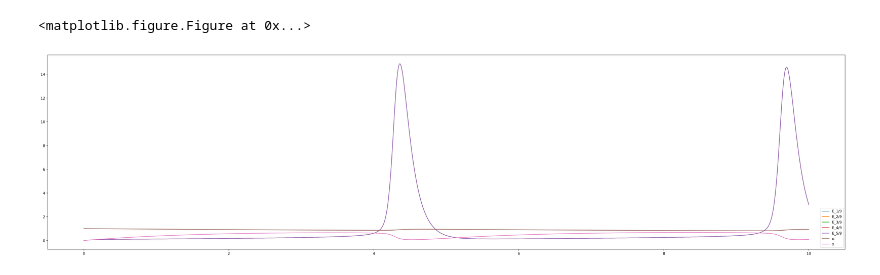
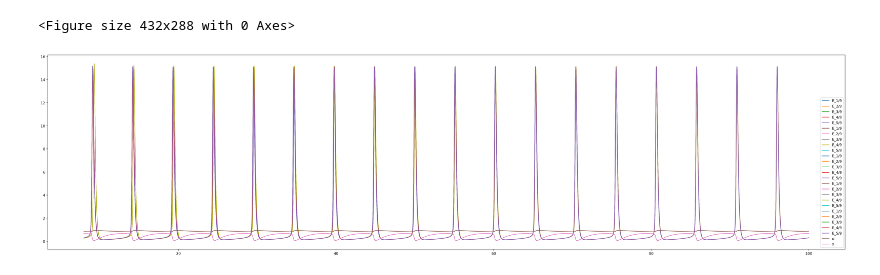
Before and after one commit to alpha-soliton/Dynamics, a Jupyter notebook: WorkingMemory/MEA_model/2d_grid_model_corner_deleted_ux_included_extcurrent/2dgridmodel_cornerdel_ux_in_ext.ipynb, the cells around one changed output. Saved outputs shown, nothing was run; the diff lists cells and outputs as text; code cells hidden in the pictures.

Commit message:
add corner deleted injected model

```diff
--- a/WorkingMemory/MEA_model/2d_grid_model_corner_deleted_ux_included_extcurrent/2dgridmodel_cornerdel_ux_in_ext.ipynb
+++ b/WorkingMemory/MEA_model/2d_grid_model_corner_deleted_ux_included_extcurrent/2dgridmodel_cornerdel_ux_in_ext.ipynb
@@ -110,40 +92,55 @@ def start_simulation(T, num_grid, time, E_t, u_t, x_t, z_t, J, alpha, tau, E_0_d
     print("starting sinulation\ngrid size {}*{} simulation time {}sec".format(num_grid, num_grid, int(T*dt)))
     print("parameters are following\ntau {} t_fac {} t_d {} t_th {} U {}".format(tau, t_fac, t_d, t_th, U))
     print("J {} alpha {} thre_effi {}".format(J, alpha, thre_effi))
+    print(E_t[0,:,:])
     for i in range(int(T) - 1):
         time[i+1] = i * dt
         for grid_index_i in range(num_grid):
             for grid_index_j in range(num_grid):
+                """
+                # this is correct
+                E_t[i+1, grid_index_i+1, grid_index_j+1] = (c[grid_index_i+1-1, grid_index_j+1, 2] * E_t[i, grid_index_i+1-1, grid_index_j+1]\
+                                         +c[grid_index_i+1, grid_index_j+1+1, 3] * E_t[i, grid_index_i+1, grid_index_j+1+1]\
+                                         +c[grid_index_i+1+1, grid_index_j+1, 0] * E_t[i, grid_index_i+1+1, grid_index_j+1]\
+                                        +c[grid_index_i+1, grid_index_j+1-1, 1] * E_t[i, grid_index_i+1, grid_index_j+1-1])
+                """
+
+                """
+                this is correct
+                print("{} = {} + {} + {} + {}".format(E_t[i+1, grid_index_i+1, grid_index_j+1]\
+                                     , c[grid_index_i+1-1, grid_index_j+1, 2] * E_t[i, grid_index_i+1-1, grid_index_j+1]\
+                                     , c[grid_index_i+1, grid_index_j+1+1, 3] * E_t[i, grid_index_i+1, grid_index_j+1+1]\
+                                     , c[grid_index_i+1+1, grid_index_j+1, 0] * E_t[i, grid_index_i+1+1, grid_index_j+1]\
+                                     , c[grid_index_i+1, grid_index_j+1-1, 1] * E_t[i, grid_index_i+1, grid_index_j+1-1]))
+                """
+
                 E_t[i+1, grid_index_i+1, grid_index_j+1], u_t[i+1, grid_index_i+1, grid_index_j+1], x_t[i+1, grid_index_i+1, grid_index_j+1]\
                 , z_t[i+1, grid_index_i+1, grid_index_j+1] \
                 = single_population_rate_model_(E_t[i, grid_index_i+1, grid_index_j+1], u_t[i, grid_index_i+1, grid_index_j+1]\
                                         , x_t[i, grid_index_i+1, grid_index_j+1], z_t[i, grid_index_i+1, grid_index_j+1]\
                                         , J, alpha, tau, E_0_default\
                                         , c[grid_index_i+1-1, grid_index_j+1, 2] * E_t[i, grid_index_i+1-1, grid_index_j+1] * u_t[i, grid_index_i+1-1, grid_index_j+1] * x_t[i, grid_index_i+1-1, grid_index_j+1]\
-                                        + c[grid_index_i+1, grid_index_j+1+1, 3] * E_t[i, grid_index_i+1, grid_index_j+1+1] * u_t[i, grid_index_i+1, grid_index_j+1+1] * x_t[i, grid_index_i+1, grid_index_j+1+1]\
-                                        + c[grid_index_i+1+1, grid_index_j+1, 0] * E_t[i, grid_index_i+1+1, grid_index_j+1] * u_t[i, grid_index_i+1+1, grid_index_j+1] * x_t[i, grid_index_i+1+1, grid_index_j+1]\
-                                        + c[grid_index_i+1, grid_index_j+1-1, 1] * E_t[i, grid_index_i+1, grid_index_j+1-1] * u_t[i, grid_index_i+1, grid_index_j+1-1] * x_t[i, grid_index_i+1, grid_index_j+1-1]\
+                                         +c[grid_index_i+1, grid_index_j+1+1, 3] * E_t[i, grid_index_i+1, grid_index_j+1+1] * u_t[i, grid_index_i+1, grid_index_j+1+1] * x_t[i, grid_index_i+1, grid_index_j+1+1]\
+                                         +c[grid_index_i+1+1, grid_index_j+1, 0] * E_t[i, grid_index_i+1+1, grid_index_j+1] * u_t[i, grid_index_i+1+1, grid_index_j+1] * x_t[i, grid_index_i+1+1, grid_index_j+1]\
+                                        +c[grid_index_i+1, grid_index_j+1-1, 1] * E_t[i-1, grid_index_i+1, grid_index_j+1-1] * u_t[i-1, grid_index_i+1, grid_index_j+1-1] * x_t[i-1, grid_index_i+1, grid_index_j+1-1]
                                         , t_fac, t_d, t_th, thre_effi, U, dt)
-                print("E_t{}_{}={}=".format(grid_index_i+1, grid_index_j+1, E_t[i, grid_index_i+1,grid_index_j+1]\
-                                           ))
         # setting corner value
         E_t[i+1, 1, 1], x_t[i+1, 1, 1], u_t[i+1, 1, 1] = (E_t[i+1, 1, 2] + E_t[i+1, 2, 1])/2, (x_t[i+1, 1, 2] + x_t[i+1, 2, 1])/2, (u_t[i+1, 1, 2] + u_t[i+1, 2, 1])/2 # upper left
+        #print("E_t[{}, 1, 1] = ({} + {})/2 = {}".format(i+1, E_t[i+1, 1, 2], E_t[i+1, 2, 1], E_t[i+1, 1, 1]))
         E_t[i+1, 1, num_grid], x_t[i+1, 1, num_grid], u_t[i+1, 1, num_grid] = (E_t[i+1, 2, num_grid]+E_t[i+1, 1, num_grid-1])/2, (x_t[i+1, 2, num_grid]+x_t[i+1, 1, num_grid-1])/2, (u_t[i+1, 2, num_grid]+u_t[i+1, 1, num_grid-1])/2 # upper right
         E_t[i+1, num_grid, 1], x_t[i+1, num_grid, 1], u_t[i+1, num_grid, 1] = (E_t[i+1, num_grid, 2]+E_t[i+1, num_grid-1, 1])/2, (x_t[i+1, num_grid, 2]+x_t[i+1, num_grid-1, 1])/2, (u_t[i+1, num_grid, 2]+u_t[i+1, num_grid-1, 1])/2 # bottom left
         E_t[i+1, num_grid, num_grid], x_t[i+1, num_grid, num_grid], u_t[i+1, num_grid, num_grid] = (E_t[i+1, num_grid-1, num_grid]+E_t[i+1, num_grid, num_grid-1])/2, (x_t[i+1, num_grid-1, num_grid]+x_t[i+1, num_grid, num_grid-1])/2, (u_t[i+1, num_grid-1, num_grid]+u_t[i+1, num_grid, num_grid-1])/2 # bottom right
-        print("after averaging corner grid")
-        print(E_t[i+1, :, :])
-        key = input("one time step done")
     print("simulation completed !")
 
-def plot_results(plot_dpi):
+def plot_results(plot_dpi, start_time, end_time):
     plt.clf()
     fig = plt.figure(figsize = (40, 10), dpi = plot_dpi)
-    index_grid_i = 1
-    for index_grid_j in range(int((num_grid+1)/2)):
-        plt.plot(time, E_t[:,index_grid_i,index_grid_j+1], label="E_{}/{}".format(index_grid_j+1, num_grid))
-    plt.plot(time, u_t[:,int((num_grid+1)/2), 1], label="u")
-    plt.plot(time, x_t[:,int((num_grid+1)/2), 1], label="x")
+    #index_grid_i = int((num_grid+1)/2)
+    for index_grid_i in range(int((num_grid+1)/2)):
+        for index_grid_j in range(int((num_grid+1)/2)):
+            plt.plot(time[int(start_time*(1/dt)):int(end_time*(1/dt))], E_t[int(start_time*(1/dt)):int(end_time*(1/dt)),index_grid_i+1,index_grid_j+1], label="E_{}/{}".format(index_grid_j+1, num_grid))
+    plt.plot(time[int(start_time*(1/dt)):int(end_time*(1/dt))], u_t[int(start_time*(1/dt)):int(end_time*(1/dt)),int((num_grid+1)/2), 1], label="u")
+    plt.plot(time[int(start_time*(1/dt)):int(end_time*(1/dt))], x_t[int(start_time*(1/dt)):int(end_time*(1/dt)),int((num_grid+1)/2), 1], label="x")
     #plt.plot(time, z_t[:,1], label="threshold")
     plt.legend(loc="lower right")
     plt.show()
@@ -404,6 +462,6 @@ J 8 alpha 0.985 thre_effi 0.02
 simulation completed !
 # %%
-plot_results(200)
+plot_results(200, 8, 100)
 # %% [output]
-<matplotlib.figure.Figure at 0x...>
+<Figure size 432x288 with 0 Axes>
-[figure, old version]
+[figure, new version]
```
Also changed, not shown: parts of 13 cells of this notebook, 4 other files.
